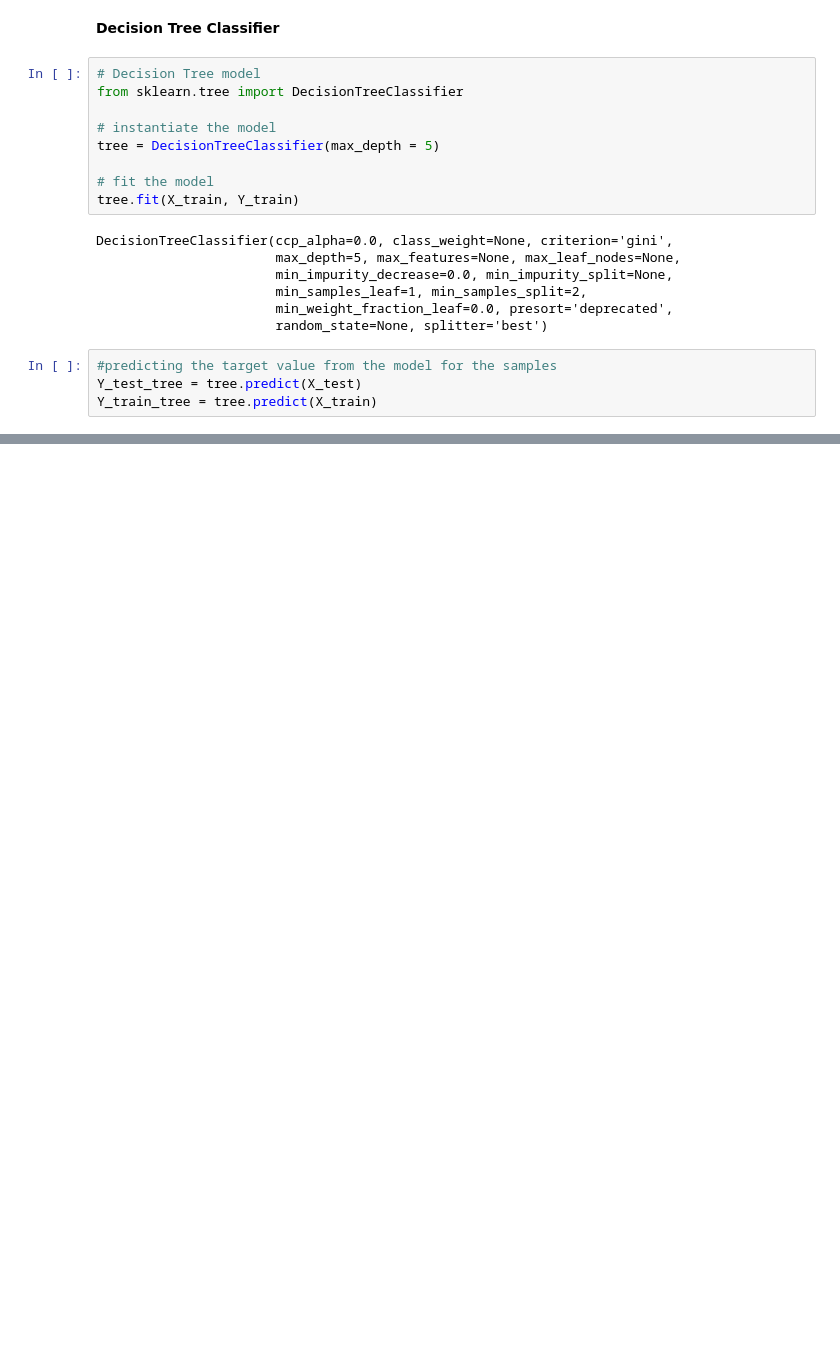
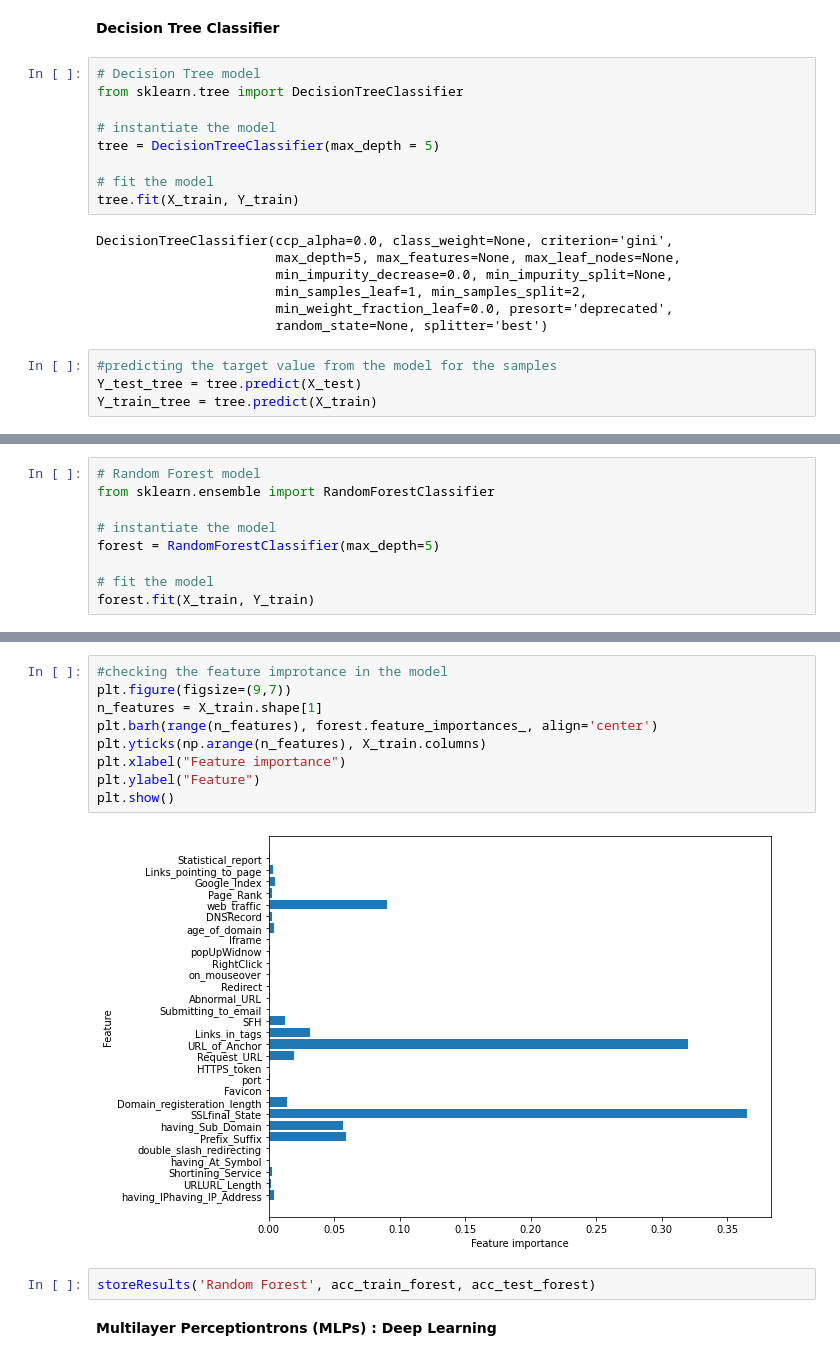
Before and after one commit to syedareehaquasar/SUE---Safe-User-Experience, a Jupyter notebook: PhishingWebsiteDetectionModel.ipynb, the cells around one changed output, grey strips where cells are left out. Cells and saved outputs as stored; diff of their text form; blank space fills up the shorter version.

```diff
--- a/PhishingWebsiteDetectionModel.ipynb
+++ b/PhishingWebsiteDetectionModel.ipynb
@@ -211,0 +221,9 @@ NameError: ignored
+# %%
+# Random Forest model
+from sklearn.ensemble import RandomForestClassifier
+
+# instantiate the model
+forest = RandomForestClassifier(max_depth=5)
+
+# fit the model
+forest.fit(X_train, Y_train)
@@ -211,0 +254,15 @@ NameError: ignored
+# %%
+#checking the feature improtance in the model
+plt.figure(figsize=(9,7))
+n_features = X_train.shape[1]
+plt.barh(range(n_features), forest.feature_importances_, align='center')
+plt.yticks(np.arange(n_features), X_train.columns)
+plt.xlabel("Feature importance")
+plt.ylabel("Feature")
+plt.show()
+# %% [output]
+[figure, added]
+# %%
+storeResults('Random Forest', acc_train_forest, acc_test_forest)
+# %% [markdown]
+**Multilayer Perceptiontrons (MLPs) : Deep Learning**
```
Also changed, not shown: parts of 35 cells of this notebook.
